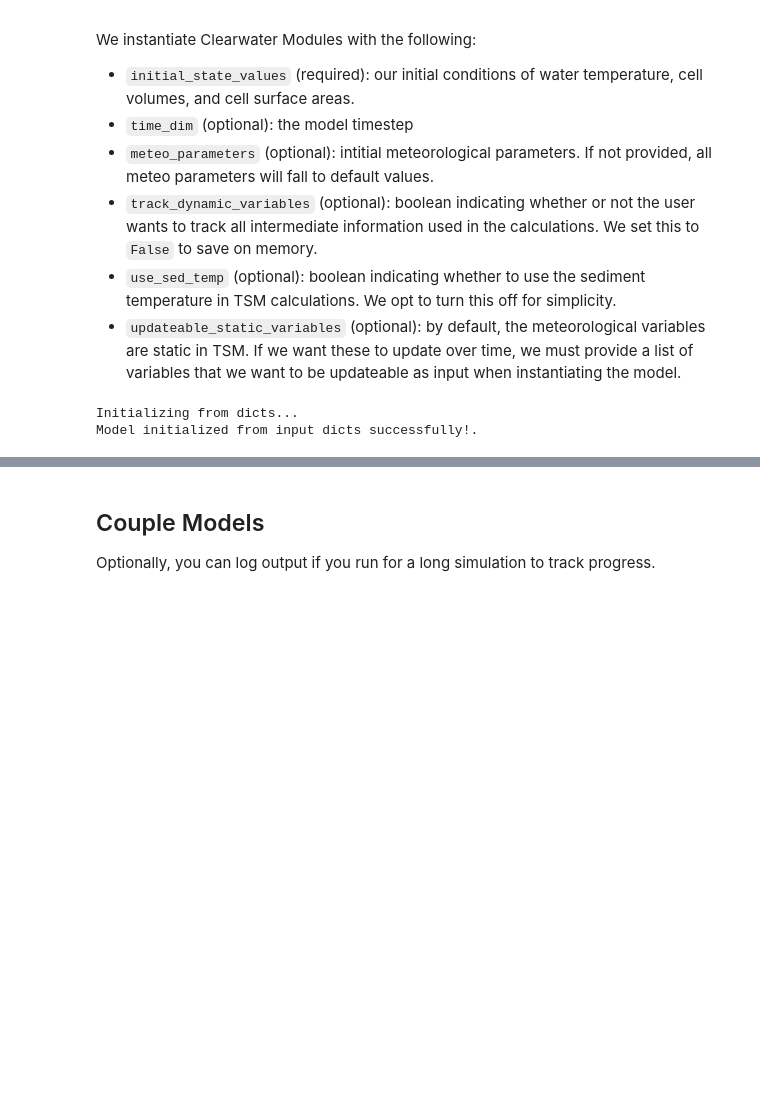
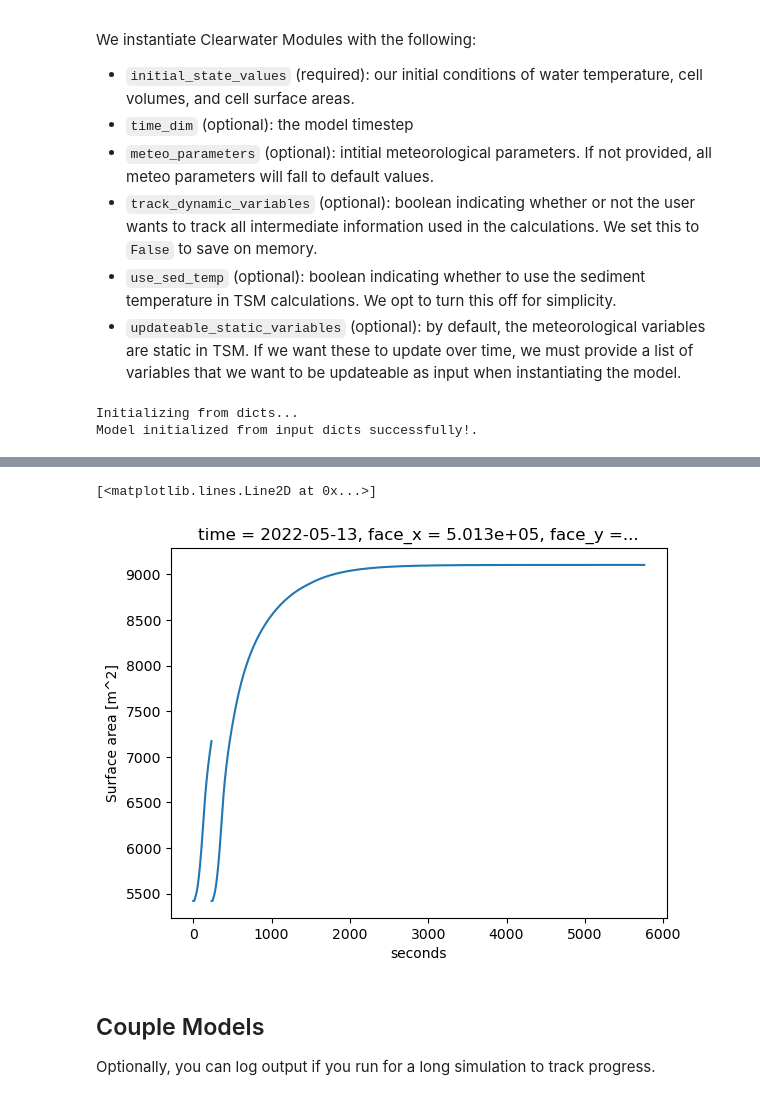
Before and after one commit to EcohydrologyTeam/ClearWater-riverine, a Jupyter notebook: examples/dev_sandbox/02_coupling_riverine_modules_updated_(scaled)_crs_30sec.ipynb, the cells around one changed output, grey strips where cells are left out. Cells and saved outputs as stored; diff of their text form; code cells hidden in the pictures; blank space fills up the shorter version.

```diff
--- a/examples/dev_sandbox/02_coupling_riverine_modules_updated_(scaled)_crs_30sec.ipynb
+++ b/examples/dev_sandbox/02_coupling_riverine_modules_updated_(scaled)_crs_30sec.ipynb
@@ -267,6 +279,9 @@ Model initialized from input dicts successfully!.
 # %%
 #this cell can be executed after the model has run
-#reaction_model.dataset.surface_area.isel(nface=216, seconds=slice(0, TIME_STEPS)).plot()
+reaction_model.dataset.surface_area.isel(nface=216, seconds=slice(0, TIME_STEPS)).plot()
+# %% [output]
+[<matplotlib.lines.Line2D at 0x...>]
+[figure, added]
 # %%
 #this cell can be executed after the model has run
 #reaction_model.dataset.water_temp_c.isel(nface=216, seconds=slice(0, TIME_STEPS)).plot()
```
Also changed, not shown: parts of 11 cells of this notebook.
